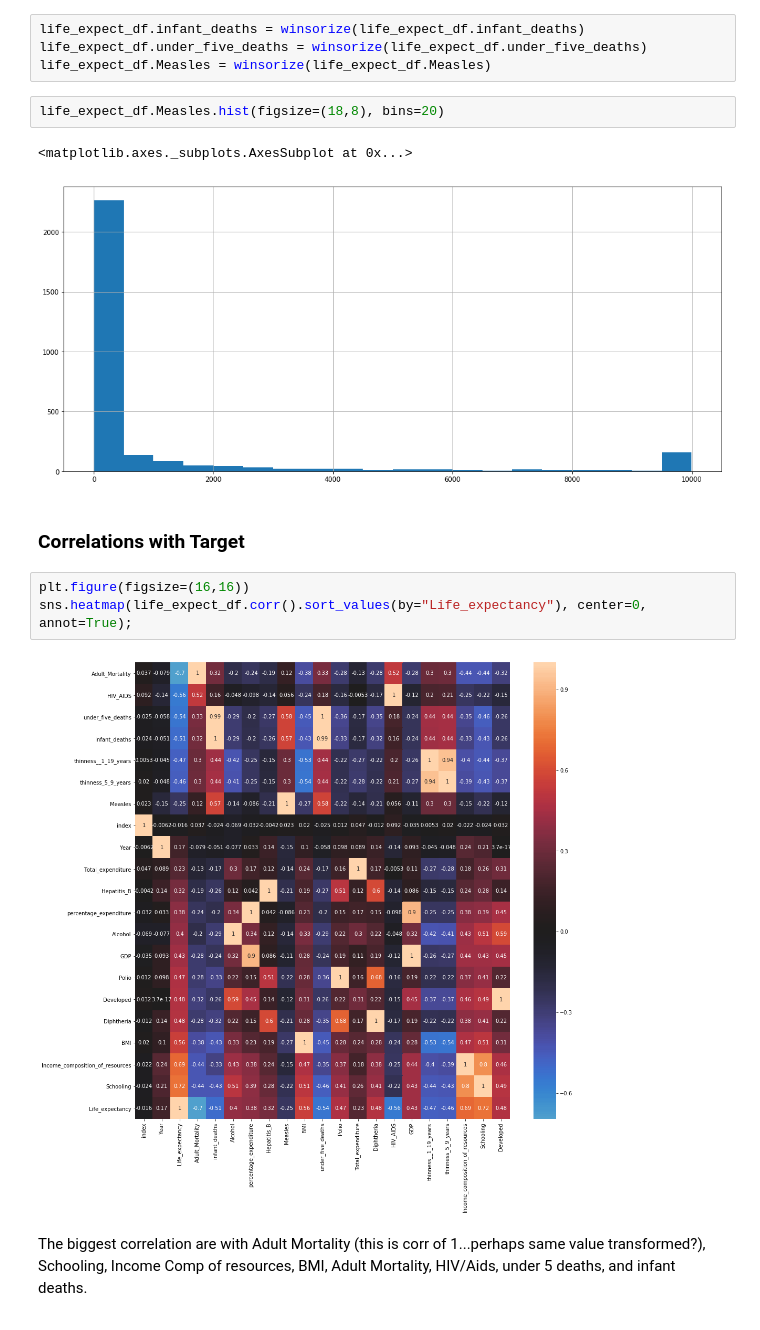
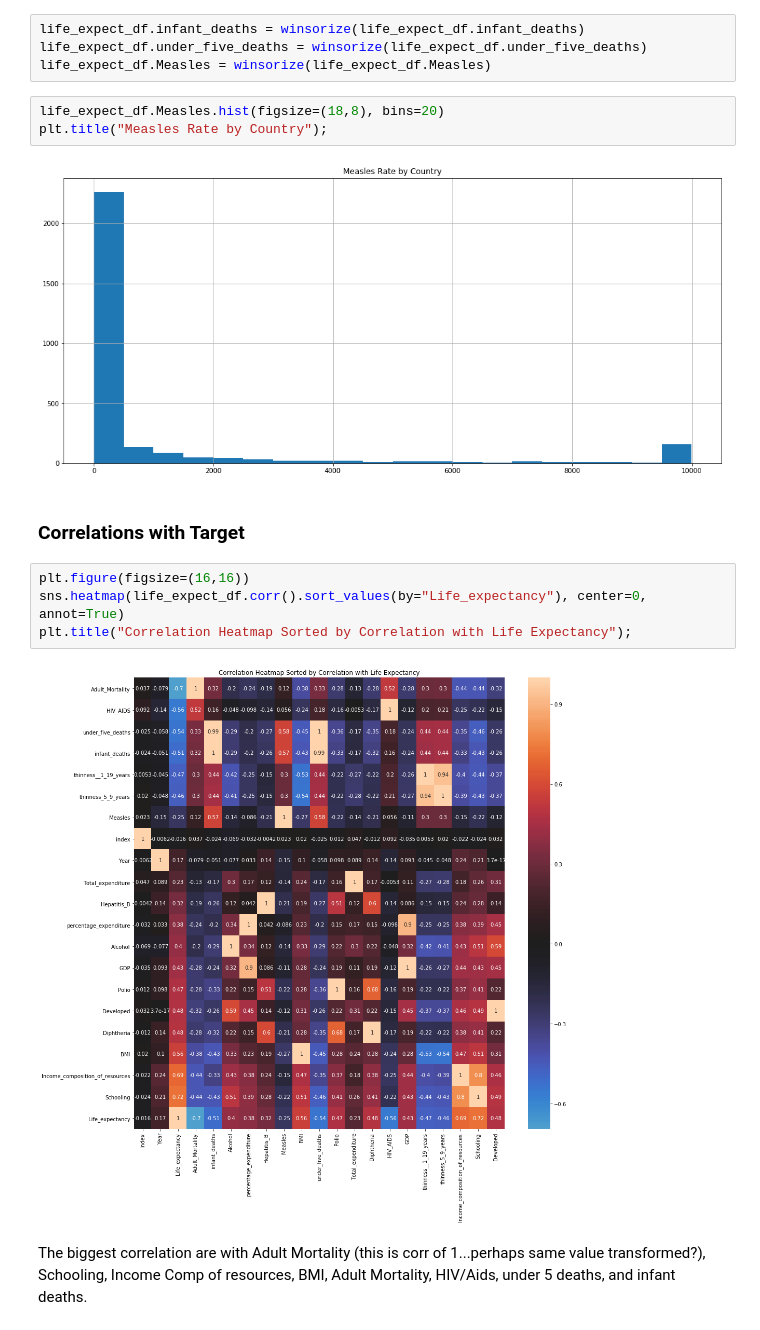
Before and after one commit to chrisoyer/thinkful_notes, a Jupyter notebook: Unit_2_supervised_learning/17.10_model_prep_challenge.ipynb, the cells around one changed output. Drawn from its saved outputs; the diff is of its cells as text.

```diff
--- a/Unit_2_supervised_learning/17.10_model_prep_challenge.ipynb
+++ b/Unit_2_supervised_learning/17.10_model_prep_challenge.ipynb
@@ -328,16 +333,17 @@ life_expect_df.under_five_deaths = winsorize(life_expect_df.under_five_deaths)
 life_expect_df.Measles = winsorize(life_expect_df.Measles)
 # %%
 life_expect_df.Measles.hist(figsize=(18,8), bins=20)
+plt.title("Measles Rate by Country");
 # %% [output]
-<matplotlib.axes._subplots.AxesSubplot at 0x...>
-[figure, old version]
+[figure, new version]
 # %% [markdown]
 ### Correlations with Target
 # %%
 plt.figure(figsize=(16,16))
-sns.heatmap(life_expect_df.corr().sort_values(by="Life_expectancy"), center=0, annot=True);
+sns.heatmap(life_expect_df.corr().sort_values(by="Life_expectancy"), center=0, annot=True)
+plt.title("Correlation Heatmap Sorted by Correlation with Life Expectancy");
 # %% [output]
-[figure, old version]
+[figure, new version]
 # %% [markdown]
 The biggest correlation are with Adult Mortality (this is corr of 1...perhaps same value transformed?), Schooling, Income Comp of resources, BMI, Adult Mortality, HIV/Aids, under 5 deaths, and infant deaths.
 # %%
```
Also changed, not shown: parts of 12 cells of this notebook.
